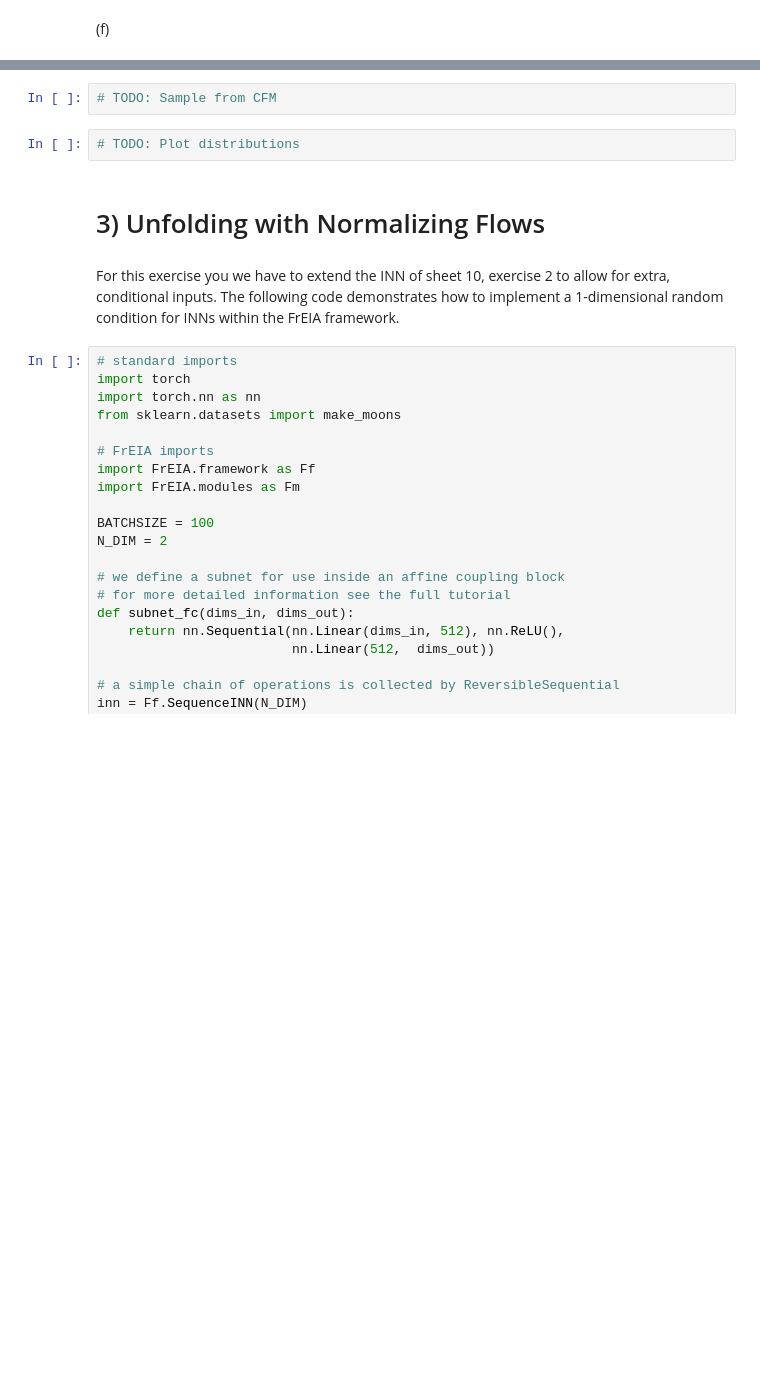
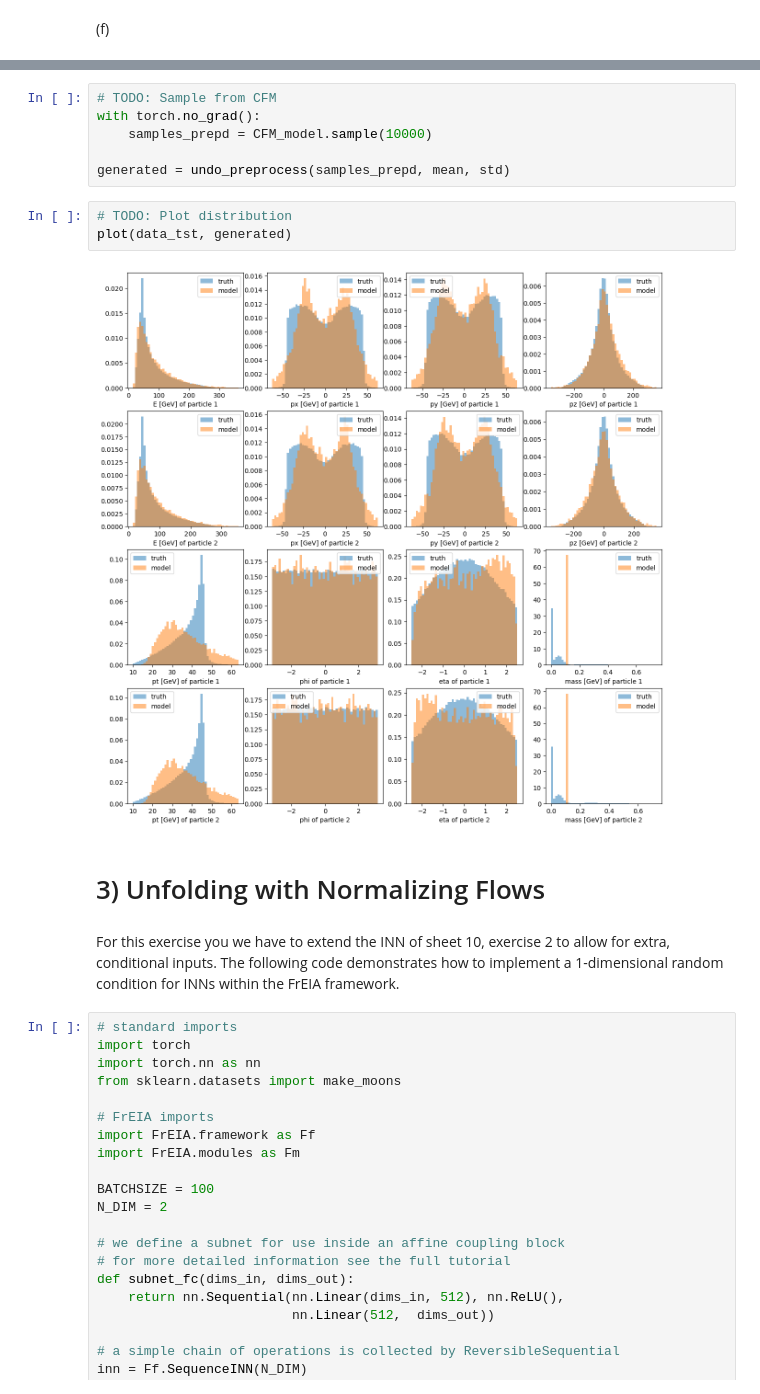
Before and after one commit to phopopo/mlph2023-Exercises, a Jupyter notebook: sheet11.ipynb, the cells around one changed output, grey strips where cells are left out. Drawn from its saved outputs; the diff is of its cells as text; blank space fills up the shorter version.

```diff
--- a/sheet11.ipynb
+++ b/sheet11.ipynb
@@ -457,7 +494,14 @@ plt.show()
 # %%
 # TODO: Sample from CFM
+with torch.no_grad():
+    samples_prepd = CFM_model.sample(10000)
+
+generated = undo_preprocess(samples_prepd, mean, std)
 # %%
-# TODO: Plot distributions
+# TODO: Plot distribution
+plot(data_tst, generated)
+# %% [output]
+[figure, added]
 # %% [markdown]
 # 3) Unfolding with Normalizing Flows
 # %% [markdown]
```
Also changed, not shown: parts of 14 cells of this notebook, 2 other files.
